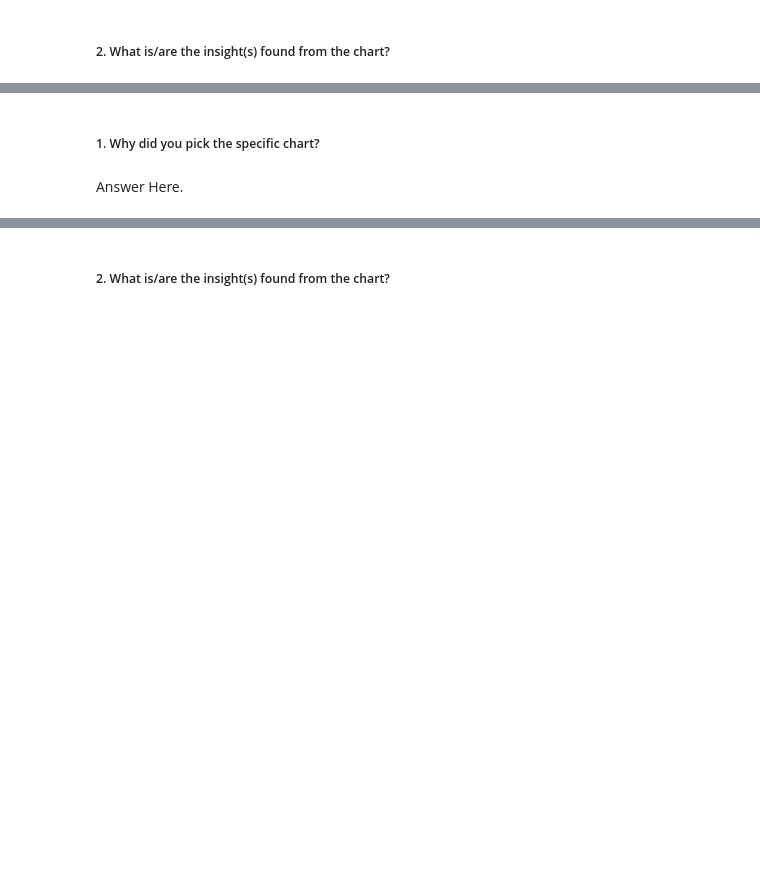
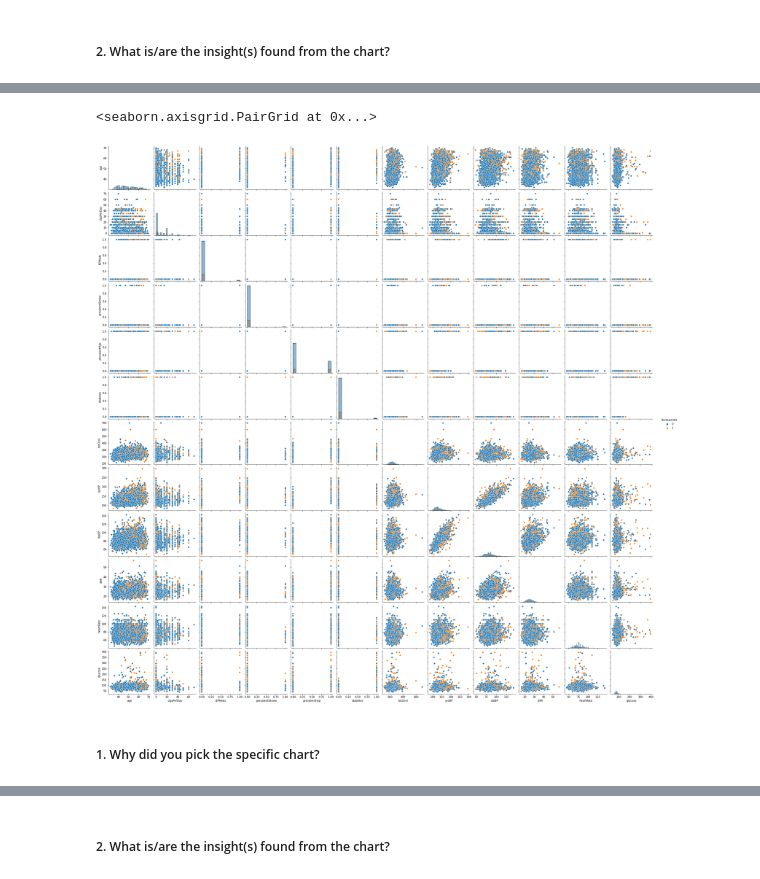
Before and after one commit to amoghpai17/Cardiovascular_Risk_prediction, a Jupyter notebook: Cardiovascular_Risk_prediction.ipynb, the cells around one changed output, grey strips where cells are left out. Saved outputs shown, nothing was run; the diff lists cells and outputs as text; code cells hidden in the pictures; blank space fills up the shorter version.

```diff
--- a/Cardiovascular_Risk_prediction.ipynb
+++ b/Cardiovascular_Risk_prediction.ipynb
@@ -515,4 +521,8 @@ Answer Here
+# %%
+# Pair Plot visualization code
+sns.pairplot(df, hue='TenYearCHD', diag_kind='hist')
+# %% [output]
+<seaborn.axisgrid.PairGrid at 0x...>
+[figure, added]
 # %% [markdown]
 ##### 1. Why did you pick the specific chart?
-# %% [markdown]
-Answer Here.
```
Also changed, not shown: parts of 122 cells of this notebook.
